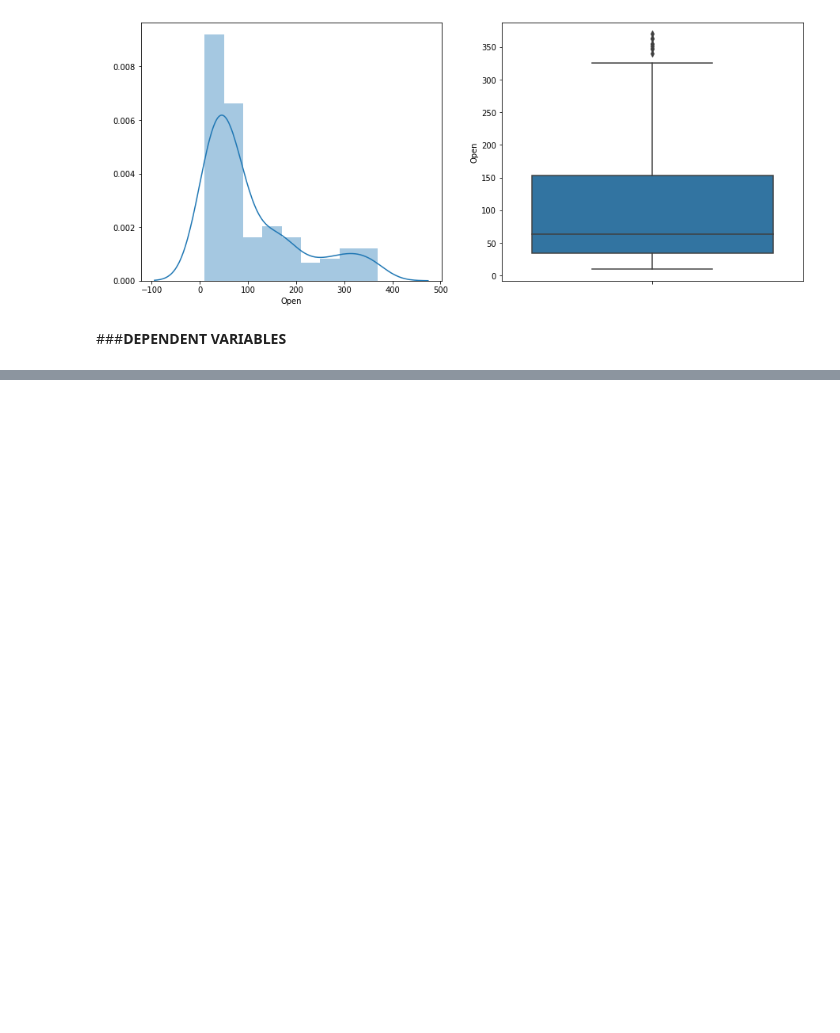
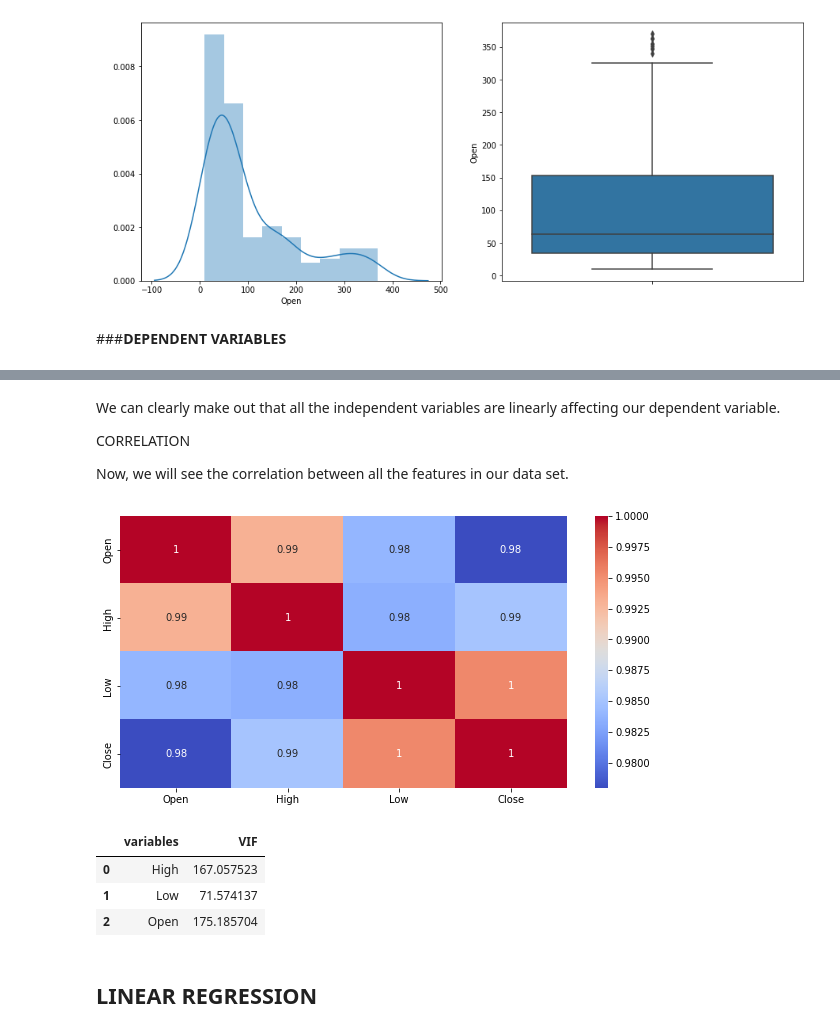
Before and after one commit to Kanika211/Yes_Bank_Stock_Closing_price, a Jupyter notebook: YES_Bank_Stock_Closing_Price.ipynb, the cells around one changed output, grey strips where cells are left out. Saved outputs shown, nothing was run; the diff lists cells and outputs as text; code cells hidden in the pictures; blank space fills up the shorter version.

```diff
--- a/YES_Bank_Stock_Closing_Price.ipynb
+++ b/YES_Bank_Stock_Closing_Price.ipynb
@@ -178,0 +195,13 @@ Text(0, 0.5, 'Open')
+# %% [markdown]
+We can clearly make out that all the independent variables are linearly affecting our dependent variable.
+
+CORRELATION
+
+Now, we will see the correlation between all the features in our data set.
+# %%
+#correlation plot
+plt.figure(figsize=(10,5))
+sns.heatmap(df1.corr(), annot = True, cmap='coolwarm')
+plt.show()
+# %% [output]
+[figure, added]
@@ -178,0 +220,9 @@ Text(0, 0.5, 'Open')
+# %%
+calc_vif(indep_var)
+# %% [output]
+|  | variables | VIF |
+| 0 | High | 167.057523 |
+| 1 | Low | 71.574137 |
+| 2 | Open | 175.185704 |
+# %% [markdown]
+## <b>LINEAR REGRESSION</b>
```
Also changed, not shown: parts of 12 cells of this notebook.
